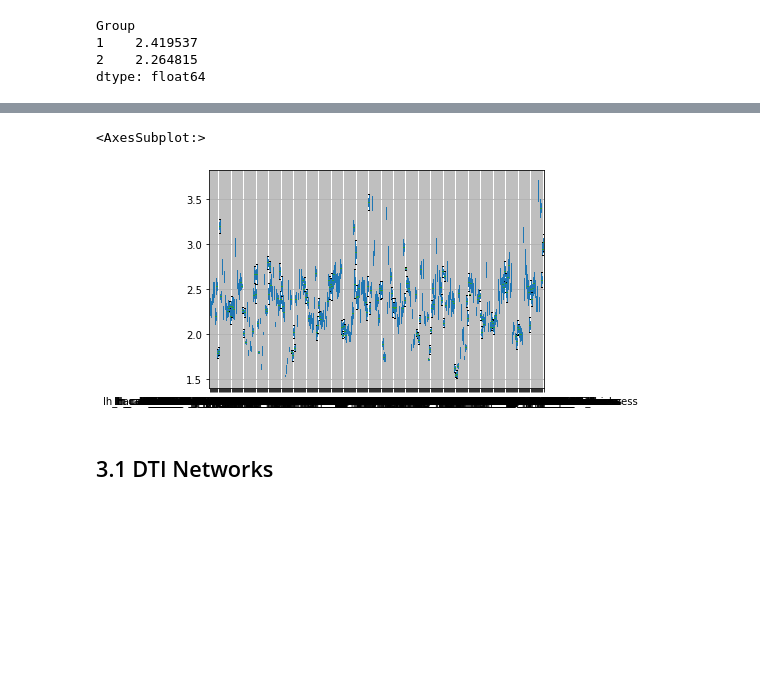
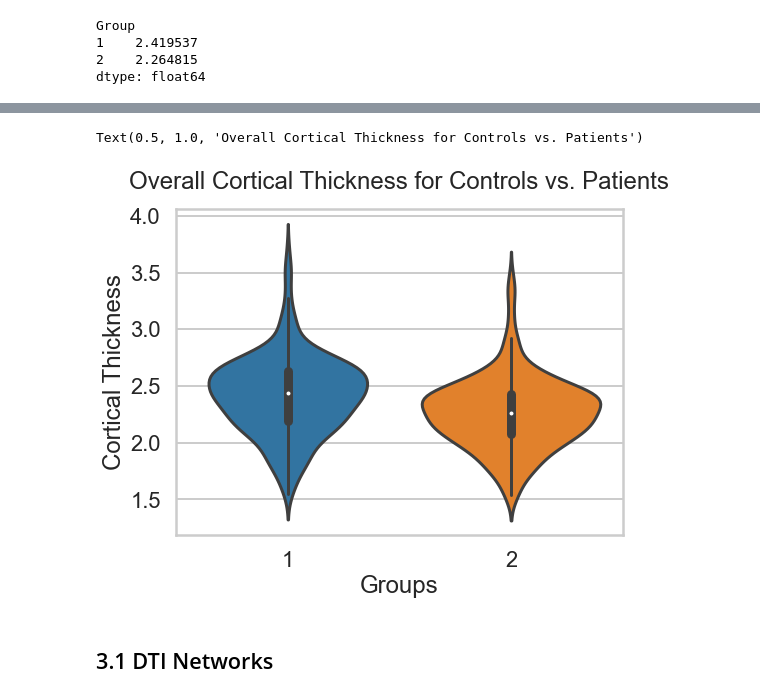
Before and after one commit to mello-y/MSc5_research_project, a Jupyter notebook: data/Data_exploration.ipynb, the cells around one changed output, grey strips where cells are left out. Saved outputs shown, nothing was run; the diff lists cells and outputs as text; code cells hidden in the pictures; blank space fills up the shorter version.

```diff
--- a/data/Data_exploration.ipynb
+++ b/data/Data_exploration.ipynb
@@ -271,7 +271,7 @@ CT_Dublin_ad
 | 107 | 2 | 2.108 | 2.269 | 2.145 | 2.192 | ... |
 108 rows × 309 columns
 # %%
-#compute mean for patients and control in all brain regions
+#compute mean for patients and control in each brain region
 
-df = CT_Dublin_ad.groupby('Group').mean()
+df_mean = CT_Dublin_ad.groupby('Group').mean()
 # %%
@@ -291,0 +296,4 @@ dtype: float64
+# %%
+#switch colums and rows
+
+df_trans = df_mean.T
@@ -296,9 +320,14 @@ import seaborn as sns
 import matplotlib.pyplot as plt
-# %%
-df.boxplot(column=None, by=None, ax=None, fontsize=None, rot=0, grid=True, figsize=None, layout=None, return_type=None, backend=None)
-# %% [output]
-<AxesSubplot:>
-[figure, removed]
+# %%
+#plot the CT
+
+plt.figure(figsize=(8,6))
+ax = sns.violinplot(data=df_trans)
+ax.set(xlabel='Groups', ylabel='Cortical Thickness')
+plt.title("Overall Cortical Thickness for Controls vs. Patients", pad = '20')
+# %% [output]
+Text(0.5, 1.0, 'Overall Cortical Thickness for Controls vs. Patients')
+[figure, added]
 # %% [markdown]
 ## 3.1 DTI Networks
 # %% [markdown]
```
Also changed, not shown: parts of 7 cells of this notebook.
